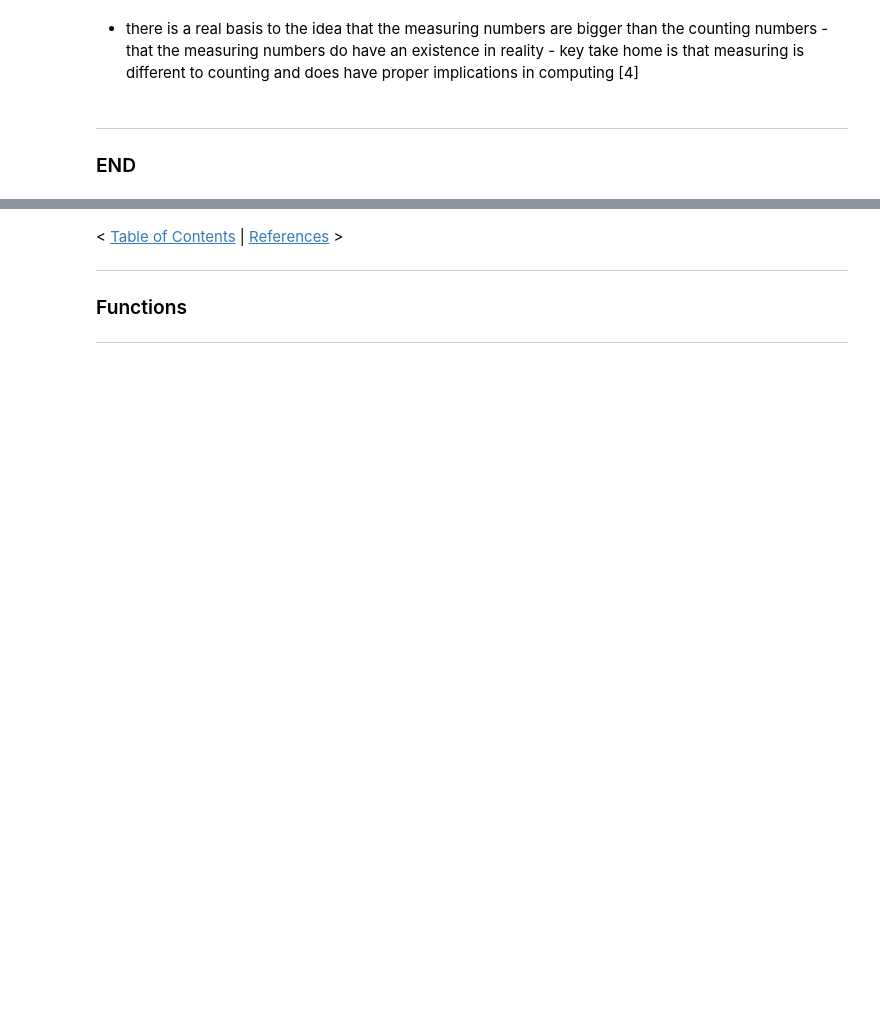
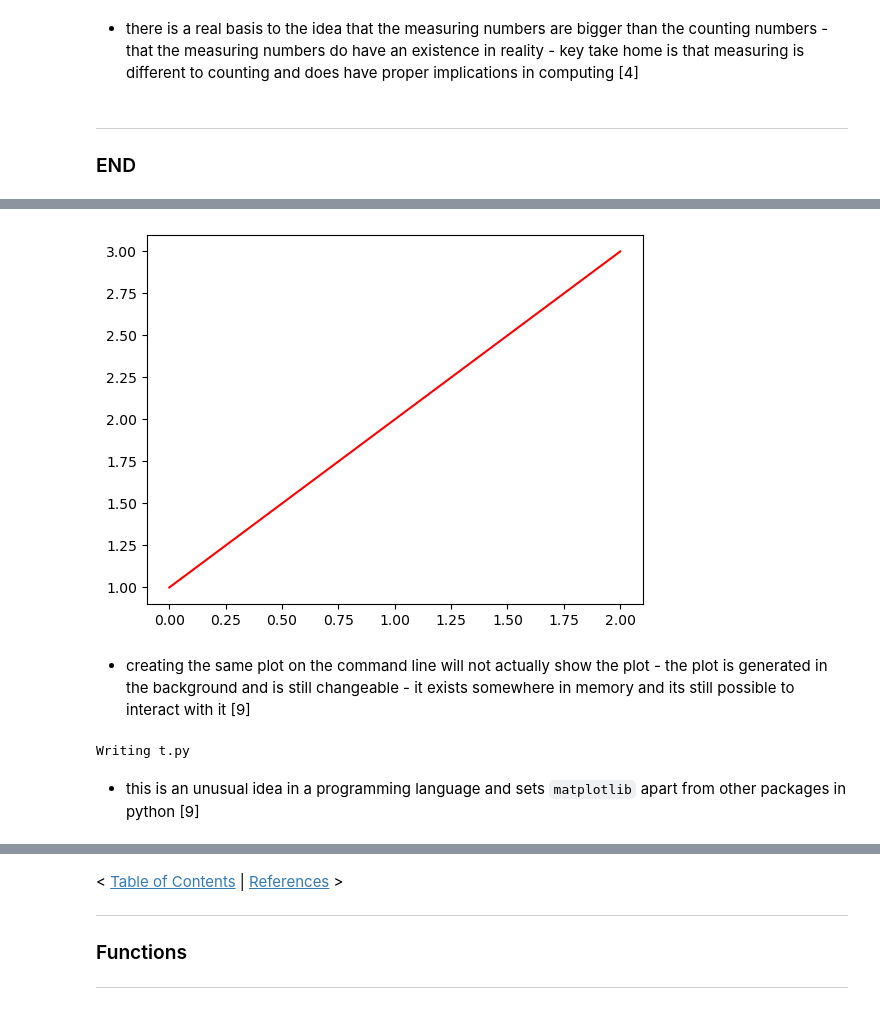
Before and after one commit to SeanOhAileasa/mls-machine-learning-statistics, a Jupyter notebook: mls-machine-learning-statistics.ipynb, the cells around one changed output, grey strips where cells are left out. Cells and saved outputs as stored; diff of their text form; code cells hidden in the pictures; blank space fills up the shorter version.

```diff
--- a/mls-machine-learning-statistics.ipynb
+++ b/mls-machine-learning-statistics.ipynb
@@ -741,0 +842,12 @@ $$? \leftrightarrow 0.2015...$$
+# %%
+plt.plot([1,2,3],"r-");
+# %% [output]
+[figure, added]
+# %% [markdown]
+- creating the same plot on the command line will not actually show the plot - the plot is generated in the background and is still changeable - it exists somewhere in memory and its still possible to interact with it [9]
+# %%
+%%writefile t.py
+import matplotlib.pyplot as plt
+plt.plot([1,2,3],"r-");
+# %% [output]
+Writing t.py
@@ -741,0 +860,2 @@ $$? \leftrightarrow 0.2015...$$
+# %% [markdown]
+- this is an unusual idea in a programming language and sets ``matplotlib`` apart from other packages in python [9]
```
Also changed, not shown: parts of 100 cells of this notebook.
